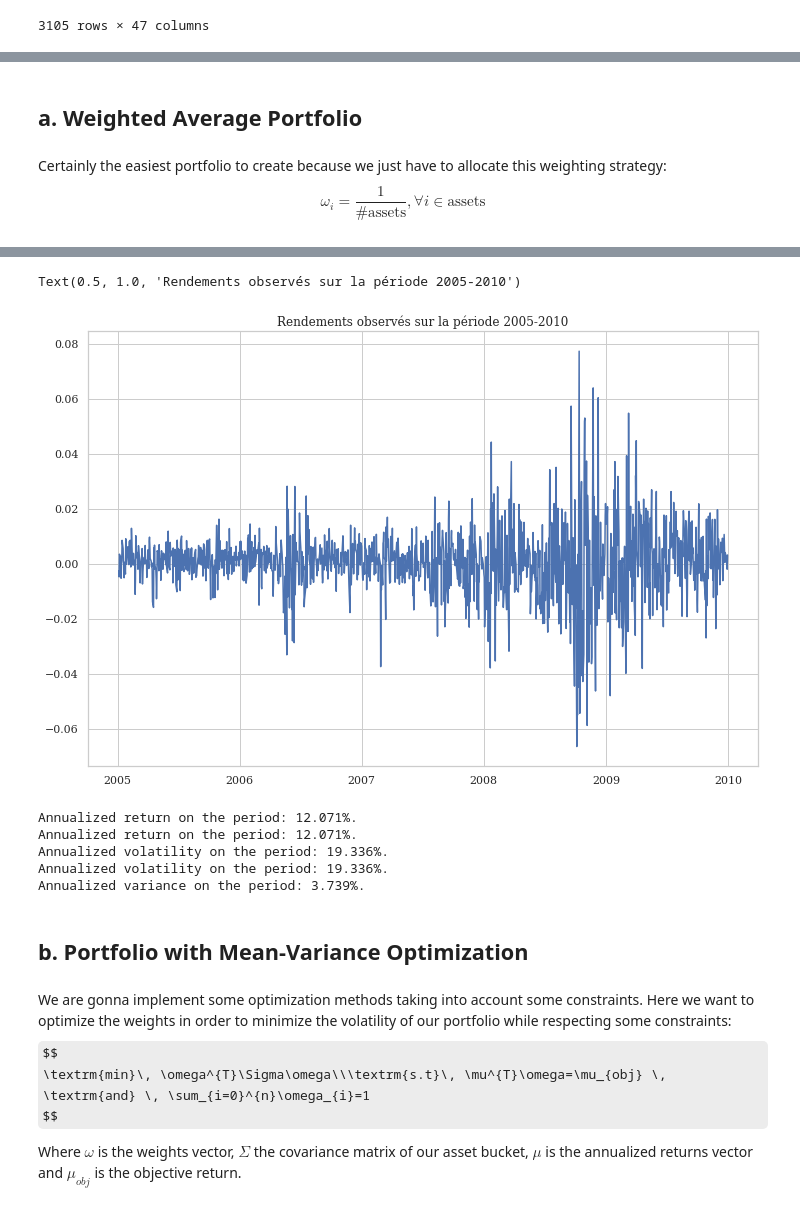
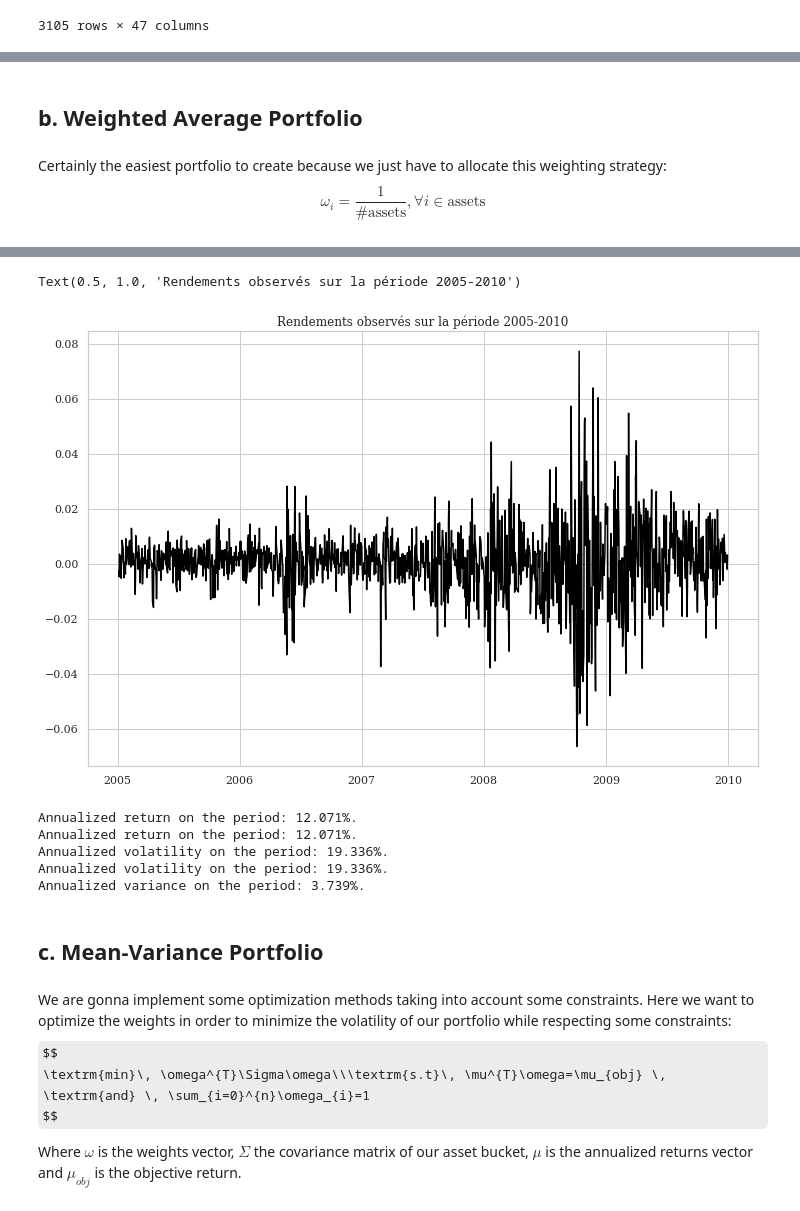
Before and after one commit to bashog/Portfolio-Construction, a Jupyter notebook: portfolio_construction.ipynb, the cells around one changed output, grey strips where cells are left out. Drawn from its saved outputs; the diff is of its cells as text; code cells hidden in the pictures; some formulas as TeX source.

```diff
--- a/portfolio_construction.ipynb
+++ b/portfolio_construction.ipynb
@@ -146,7 +148,7 @@ pf.annu_rend_df(rends_train)
  'GFC.PA': 0.0053,
  'COV.PA': 0.02779}
 # %% [markdown]
-## a. Weighted Average Portfolio
+## b. Weighted Average Portfolio
 # %% [markdown]
 Certainly the easiest portfolio to create because we just have to allocate this weighting strategy:
 $$
@@ -183,11 +185,11 @@ Somme de l'ensemble des poids : 0.999
 # We calculate the return of our portfolio and we create a new column
 Portfolio = pd.Series((rends_train*w_equal.values()).sum(axis=1),name="Portfolio")
 # %%
-plt.plot(Portfolio)
+plt.plot(Portfolio,'black')
 plt.title("Rendements observés sur la période 2005-2010")
 # %% [output]
 Text(0.5, 1.0, 'Rendements observés sur la période 2005-2010')
-[figure, old version]
+[figure, new version]
 # %%
 # The calculation of the annualized return is done with the annu_rend function of the portfolio_functions module
 annu_rend = pf.annu_rend(Portfolio,show=True)
@@ -206,7 +208,7 @@ Annualized volatility on the period: 19.336%.
 Annualized volatility on the period: 19.336%.
 Annualized variance on the period: 3.739%.
 # %% [markdown]
-## b. Portfolio with Mean-Variance Optimization
+## c. Mean-Variance Portfolio
 # %% [markdown]
 We are gonna implement some optimization methods taking into account some constraints. Here we want to optimize the weights in order to minimize the volatility of our portfolio while respecting some constraints:
 $$
```
Also changed, not shown: parts of 3 cells of this notebook.
